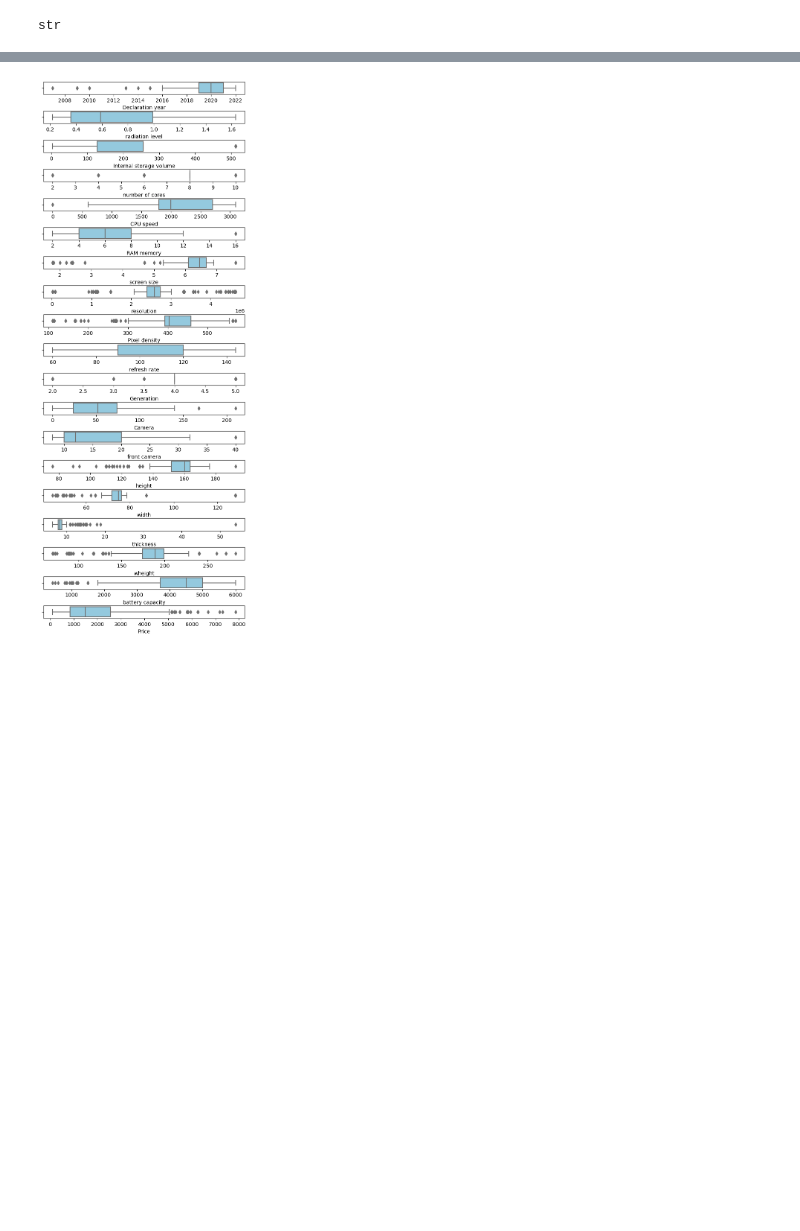
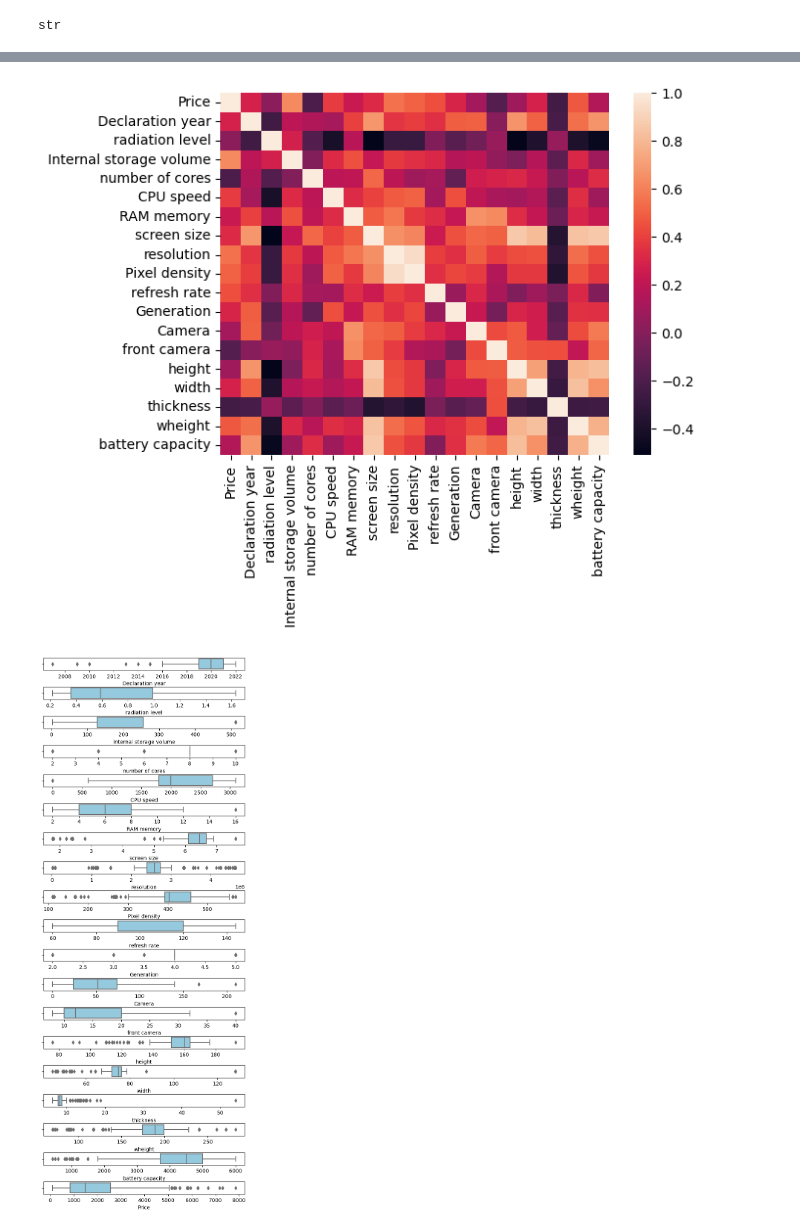
Before and after one commit to Davidtal1/PhoneProjects, a Jupyter notebook: PhonesProject.ipynb, the cells around one changed output, grey strips where cells are left out. Cells and saved outputs as stored; diff of their text form; code cells hidden in the pictures; blank space fills up the shorter version.

```diff
--- a/PhonesProject.ipynb
+++ b/PhonesProject.ipynb
@@ -445,3 +441,13 @@ data_describe
+# %%
+def create_heatmap(numeric_df):
+    first_col = numeric_df.pop('Price')
+    numeric_df.insert(0, 'Price', first_col)
+    sns.heatmap(numeric_df.corr())
+
+PhonesHeatmap = NumericalData.select_dtypes(include='number')
+create_heatmap(PhonesHeatmap)
+# %% [output]
+[figure, added]
 # %%
 # Depiction of the Numericals variables in a graphical method
 cols = NumericalData.columns
```
Also changed, not shown: parts of 3 cells of this notebook.
